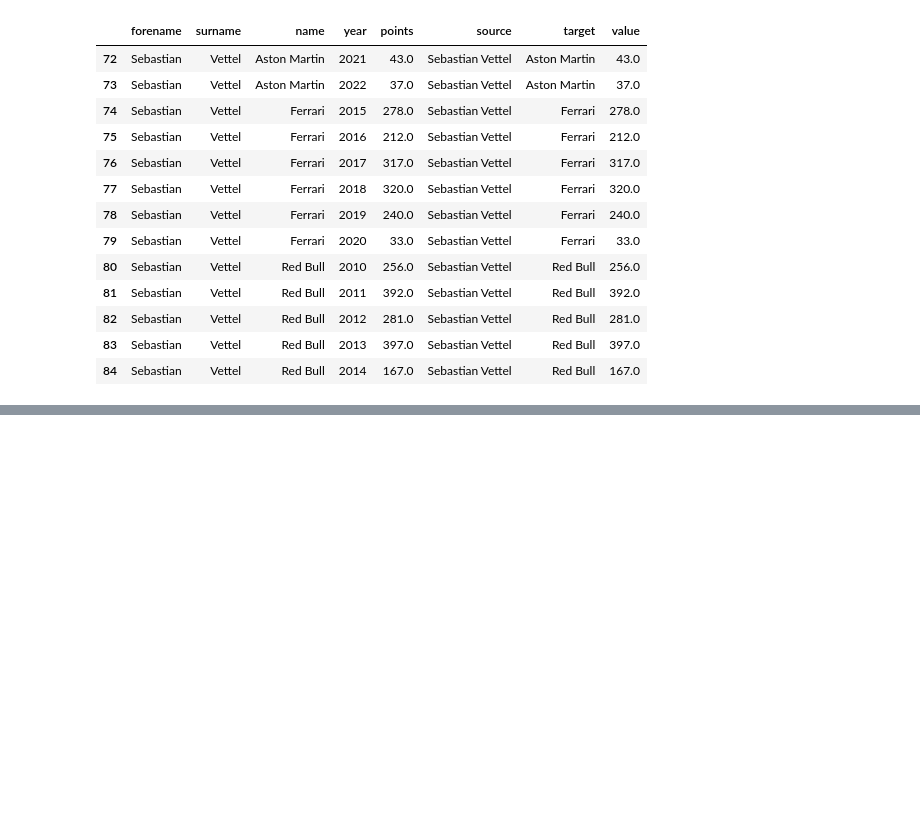
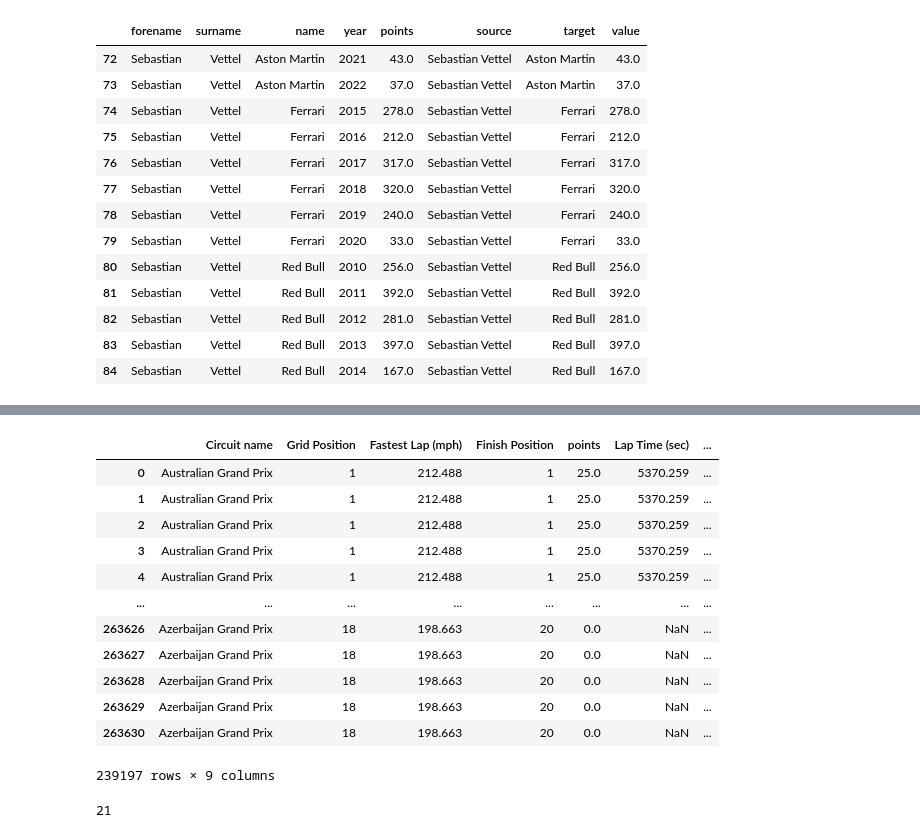
Before and after one commit to bhargavchintam/CSE-564-Visualization, a Jupyter notebook: Final Project/test.ipynb, the cells around one changed output, grey strips where cells are left out. Cells and saved outputs as stored; diff of their text form; code cells hidden in the pictures; blank space fills up the shorter version.

```diff
--- a/Final Project/test.ipynb
+++ b/Final Project/test.ipynb
@@ -143,0 +447,35 @@ data_sankey[data_sankey['surname']=='Vettel']
+# %%
+# Merge relevant datasets
+races = races[races['year'] >= 2011]
+df = results.merge(races, on='raceId')
+df = df.merge(circuits, left_on='circuitId', right_on='circuitId')
+df = df.merge(lap_times, on=['raceId', 'driverId'])
+df = df.merge(pit_stops, on=['raceId', 'driverId', 'lap'], how='left')
+
+# Convert 'milliseconds_x' and 'milliseconds_y' to numeric, handling non-numeric data
+df['milliseconds_x'] = pd.to_numeric(df['milliseconds_x'], errors='coerce')
+df['milliseconds_y'] = pd.to_numeric(df['milliseconds_y'], errors='coerce')
+
+# Convert milliseconds to seconds for lap times and pit stop durations
+df['Lap Time (sec)'] = df['milliseconds_x'] / 1000
+df['Pit Duration (sec)'] = df['milliseconds_y'] / 1000
+
+# Count occurrences of each circuit and filter
+circuit_counts = df['name_x'].value_counts()
+circuits_to_keep = circuit_counts[circuit_counts >= 5000].index
+df = df[df['name_x'].isin(circuits_to_keep)]
+
+# Create the required dataset with specified columns
+final_dataset = df[['name_x', 'grid', 'fastestLapSpeed', 'positionOrder', 'points', 'Lap Time (sec)', 'Pit Duration (sec)']]
+final_dataset.rename(columns={
+    'name_x': 'Circuit name',
+    'grid': 'Grid Position',
+    'fastestLapSpeed': 'Fastest Lap (mph)',
+    'positionOrder': 'Finish Position',
+}, inplace=True)
+
+# Group by Circuit name to count the number of matches (races)
+final_dataset['Matches'] = final_dataset.groupby('Circuit name')['Circuit name'].transform('count')
+
+# Count the number of pit stops for each entry
+final_dataset['Pit Stops'] = df.groupby(['raceId', 'driverId'])['stop'].transform('count')
@@ -143,0 +497,20 @@ data_sankey[data_sankey['surname']=='Vettel']
+# %%
+final_dataset
+# %% [output]
+|  | Circuit name | Grid Position | Fastest Lap (mph) | Finish Position | points | Lap Time (sec) | ... |
+| 0 | Australian Grand Prix | 1 | 212.488 | 1 | 25.0 | 5370.259 | ... |
+| 1 | Australian Grand Prix | 1 | 212.488 | 1 | 25.0 | 5370.259 | ... |
+| 2 | Australian Grand Prix | 1 | 212.488 | 1 | 25.0 | 5370.259 | ... |
+| 3 | Australian Grand Prix | 1 | 212.488 | 1 | 25.0 | 5370.259 | ... |
+| 4 | Australian Grand Prix | 1 | 212.488 | 1 | 25.0 | 5370.259 | ... |
+| ... | ... | ... | ... | ... | ... | ... | ... |
+| 263626 | Azerbaijan Grand Prix | 18 | 198.663 | 20 | 0.0 | NaN | ... |
+| 263627 | Azerbaijan Grand Prix | 18 | 198.663 | 20 | 0.0 | NaN | ... |
+| 263628 | Azerbaijan Grand Prix | 18 | 198.663 | 20 | 0.0 | NaN | ... |
+| 263629 | Azerbaijan Grand Prix | 18 | 198.663 | 20 | 0.0 | NaN | ... |
+| 263630 | Azerbaijan Grand Prix | 18 | 198.663 | 20 | 0.0 | NaN | ... |
+239197 rows × 9 columns
+# %%
+final_dataset['Circuit name'].value_counts()
+# %% [output]
+21
```
Also changed, not shown: parts of 7 cells of this notebook, 4 other files.
